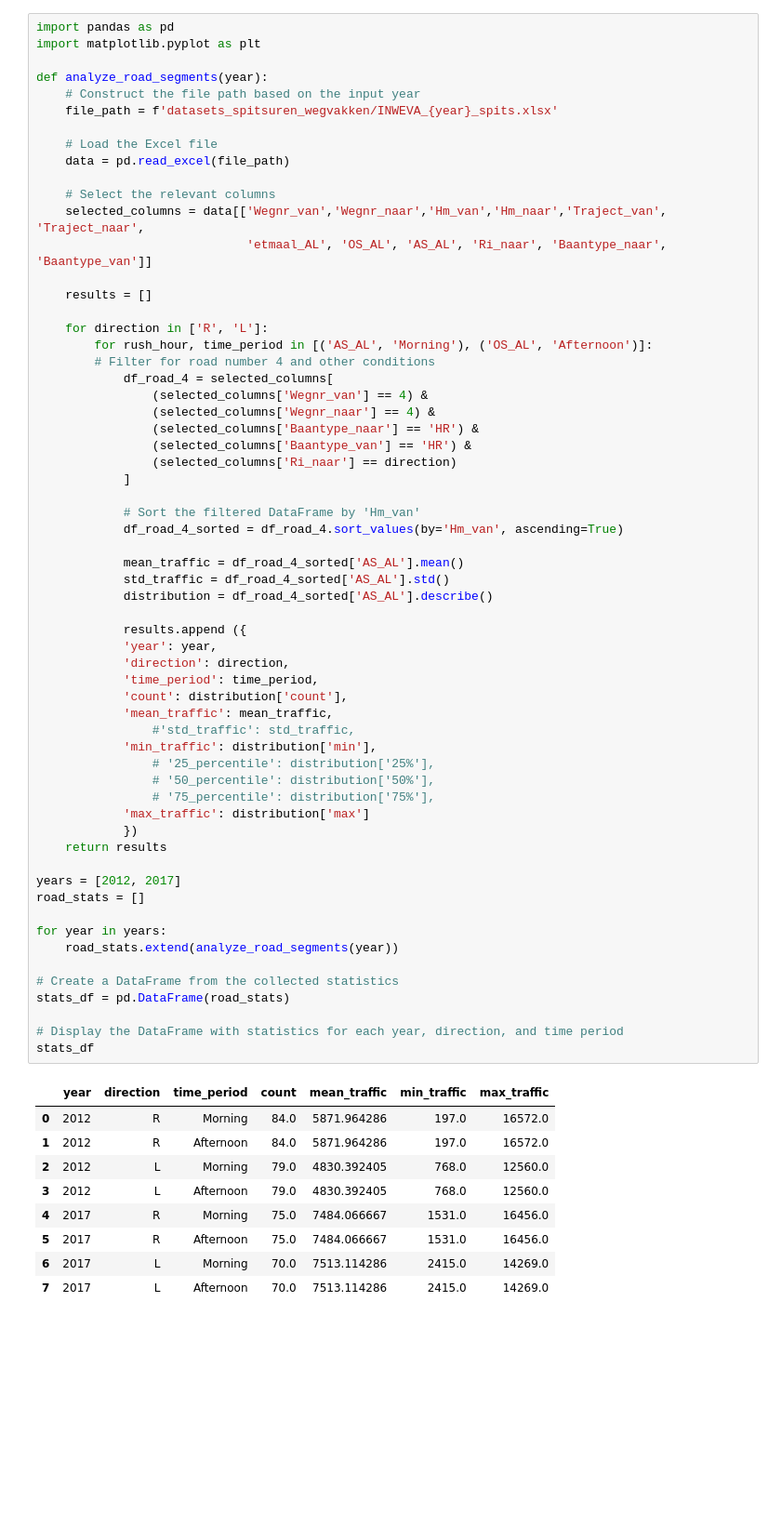
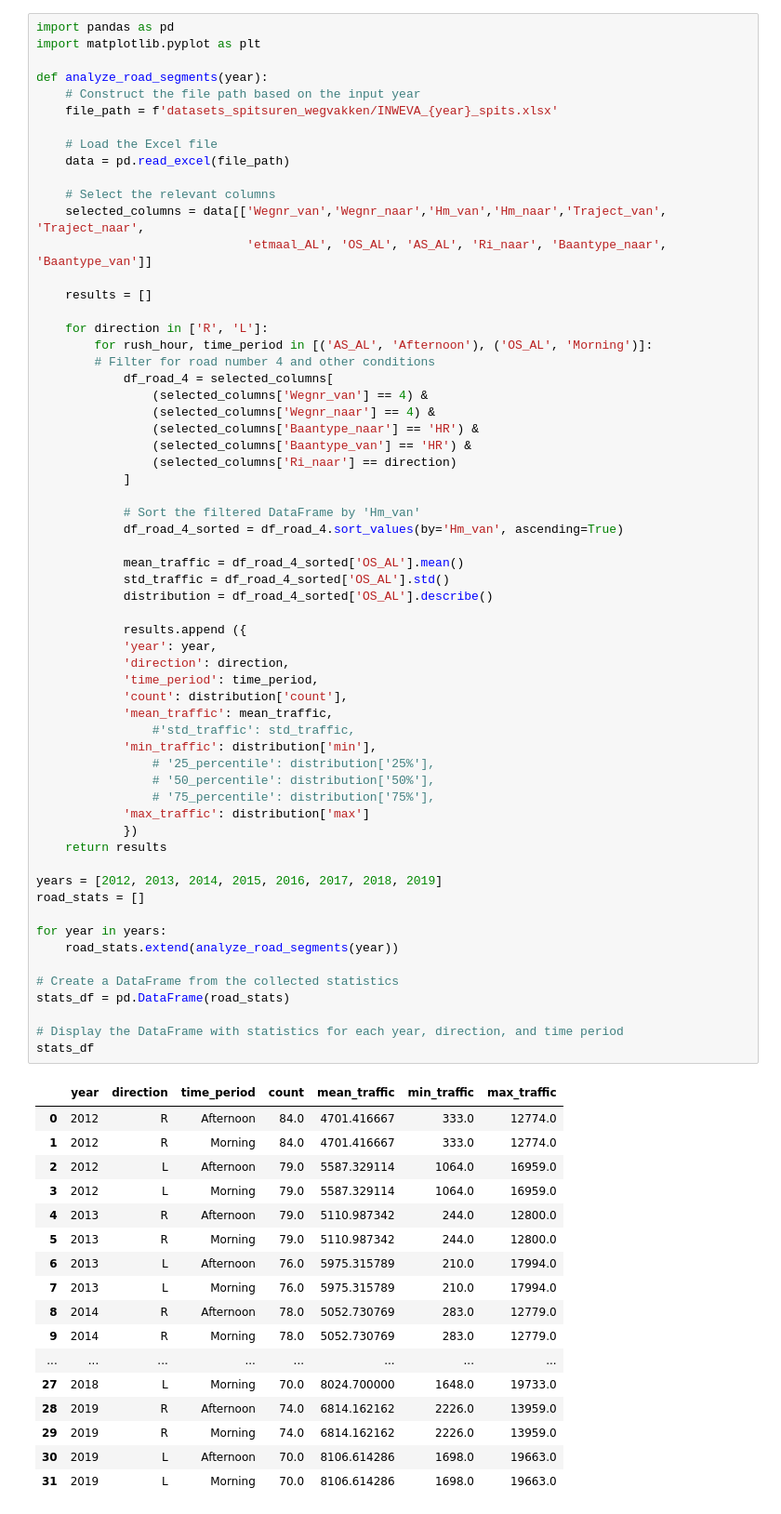
Before and after one commit to Liselotvansteekelenburg/TIL6010-LabAssignments, a Jupyter notebook: Ch5.ipynb, the cells around one changed output. Shown at 93% size. Drawn from its saved outputs; the diff is of its cells as text; blank space fills up the shorter version.

```diff
--- a/Ch5.ipynb
+++ b/Ch5.ipynb
@@ -16,7 +16,7 @@ def analyze_road_segments(year):
     results = []
 
     for direction in ['R', 'L']:
-        for rush_hour, time_period in [('AS_AL', 'Morning'), ('OS_AL', 'Afternoon')]:
+        for rush_hour, time_period in [('AS_AL', 'Afternoon'), ('OS_AL', 'Morning')]:
         # Filter for road number 4 and other conditions
             df_road_4 = selected_columns[
                 (selected_columns['Wegnr_van'] == 4) &
@@ -29,43 +29,51 @@ def analyze_road_segments(year):
             # Sort the filtered DataFrame by 'Hm_van'
             df_road_4_sorted = df_road_4.sort_values(by='Hm_van', ascending=True)
 
-            mean_traffic = df_road_4_sorted['AS_AL'].mean()
-            std_traffic = df_road_4_sorted['AS_AL'].std()
-            distribution = df_road_4_sorted['AS_AL'].describe()
+            mean_traffic = df_road_4_sorted['OS_AL'].mean()
+            std_traffic = df_road_4_sorted['OS_AL'].std()
+            distribution = df_road_4_sorted['OS_AL'].describe()
 
             results.append ({
             'year': year,
             'direction': direction,
             'time_period': time_period,
             'count': distribution['count'],
             'mean_traffic': mean_traffic,
                 #'std_traffic': std_traffic,
             'min_traffic': distribution['min'],
                 # '25_percentile': distribution['25%'],
                 # '50_percentile': distribution['50%'],
                 # '75_percentile': distribution['75%'],
             'max_traffic': distribution['max']
             })
     return results
 
-years = [2012, 2017]
+years = [2012, 2013, 2014, 2015, 2016, 2017, 2018, 2019]
 road_stats = []
 
 for year in years:
     road_stats.extend(analyze_road_segments(year))
 
 # Create a DataFrame from the collected statistics
 stats_df = pd.DataFrame(road_stats)
 
 # Display the DataFrame with statistics for each year, direction, and time period
 stats_df
 # %% [output]
 |  | year | direction | time_period | count | mean_traffic | min_traffic | max_traffic |
-| 0 | 2012 | R | Morning | 84.0 | 5871.964286 | 197.0 | 16572.0 |
-| 1 | 2012 | R | Afternoon | 84.0 | 5871.964286 | 197.0 | 16572.0 |
-| 2 | 2012 | L | Morning | 79.0 | 4830.392405 | 768.0 | 12560.0 |
-| 3 | 2012 | L | Afternoon | 79.0 | 4830.392405 | 768.0 | 12560.0 |
-| 4 | 2017 | R | Morning | 75.0 | 7484.066667 | 1531.0 | 16456.0 |
-| 5 | 2017 | R | Afternoon | 75.0 | 7484.066667 | 1531.0 | 16456.0 |
-| 6 | 2017 | L | Morning | 70.0 | 7513.114286 | 2415.0 | 14269.0 |
-| 7 | 2017 | L | Afternoon | 70.0 | 7513.114286 | 2415.0 | 14269.0 |
+| 0 | 2012 | R | Afternoon | 84.0 | 4701.416667 | 333.0 | 12774.0 |
+| 1 | 2012 | R | Morning | 84.0 | 4701.416667 | 333.0 | 12774.0 |
+| 2 | 2012 | L | Afternoon | 79.0 | 5587.329114 | 1064.0 | 16959.0 |
+| 3 | 2012 | L | Morning | 79.0 | 5587.329114 | 1064.0 | 16959.0 |
+| 4 | 2013 | R | Afternoon | 79.0 | 5110.987342 | 244.0 | 12800.0 |
+| 5 | 2013 | R | Morning | 79.0 | 5110.987342 | 244.0 | 12800.0 |
+| 6 | 2013 | L | Afternoon | 76.0 | 5975.315789 | 210.0 | 17994.0 |
+| 7 | 2013 | L | Morning | 76.0 | 5975.315789 | 210.0 | 17994.0 |
+| 8 | 2014 | R | Afternoon | 78.0 | 5052.730769 | 283.0 | 12779.0 |
+| 9 | 2014 | R | Morning | 78.0 | 5052.730769 | 283.0 | 12779.0 |
+| ... | ... | ... | ... | ... | ... | ... | ... |
+| 27 | 2018 | L | Morning | 70.0 | 8024.700000 | 1648.0 | 19733.0 |
+| 28 | 2019 | R | Afternoon | 74.0 | 6814.162162 | 2226.0 | 13959.0 |
+| 29 | 2019 | R | Morning | 74.0 | 6814.162162 | 2226.0 | 13959.0 |
+| 30 | 2019 | L | Afternoon | 70.0 | 8106.614286 | 1698.0 | 19663.0 |
+| 31 | 2019 | L | Morning | 70.0 | 8106.614286 | 1698.0 | 19663.0 |
```
Also changed, not shown: parts of 3 cells of this notebook.
